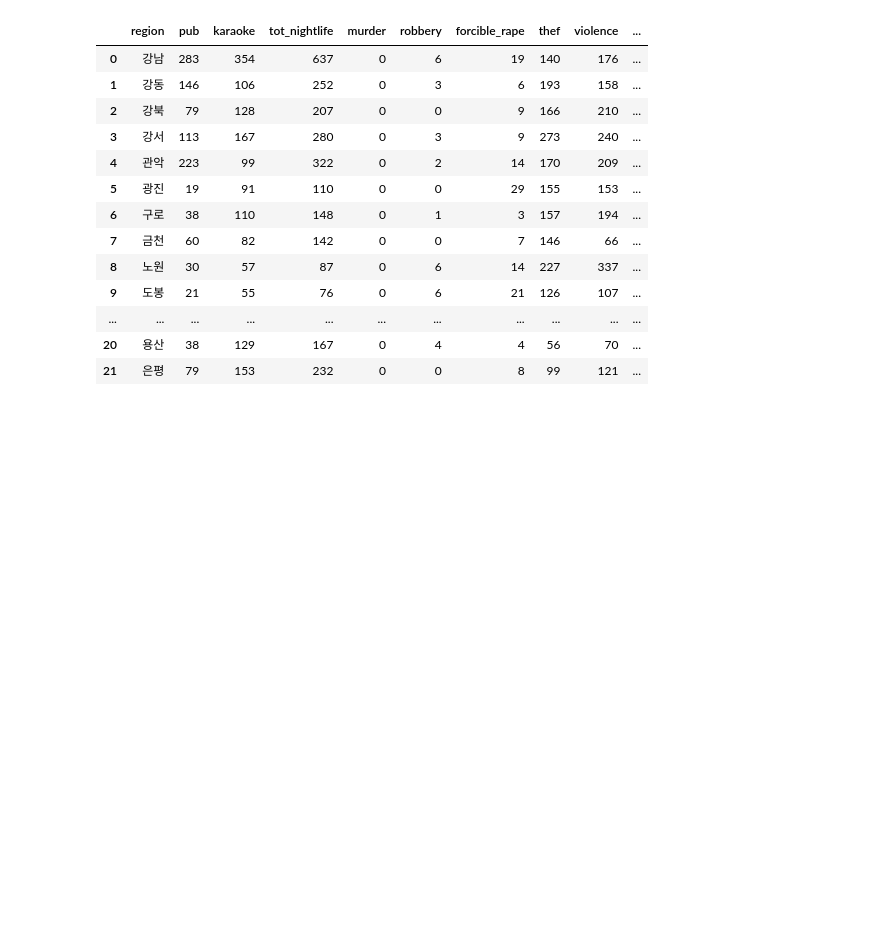
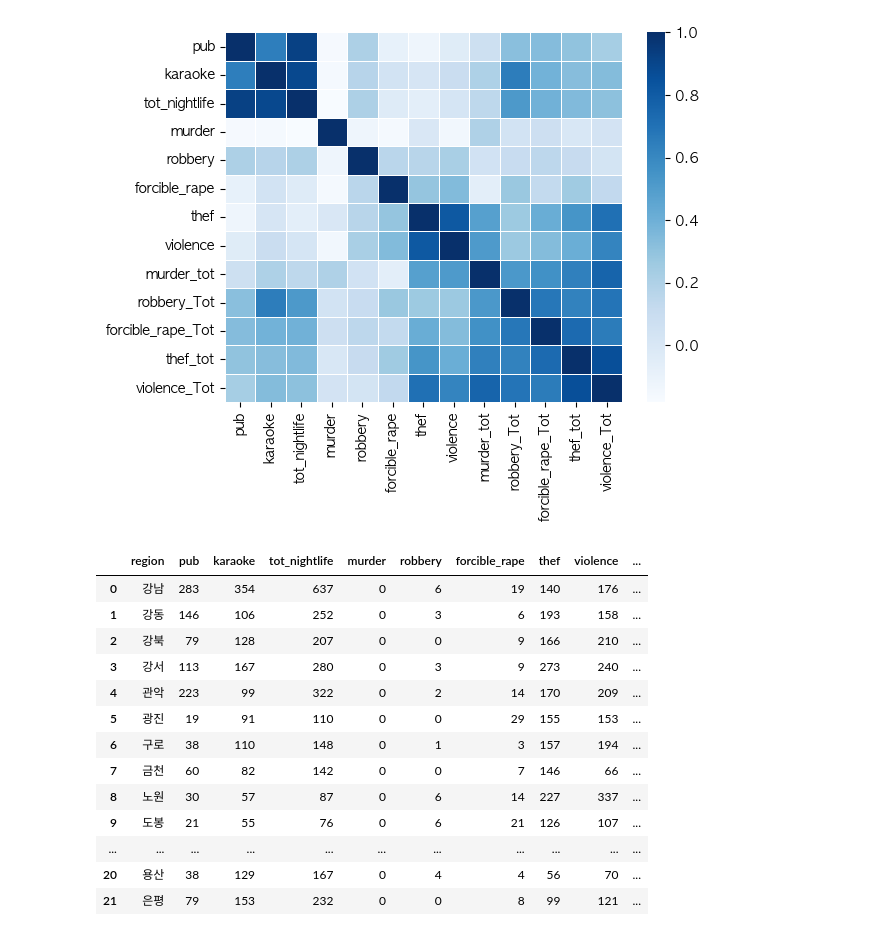
Before and after one commit to lgh0829/aws-say-1-da_with_python, a Jupyter notebook: 99_da-toyproj/00_visualization.ipynb, the cells around one changed output. Cells and saved outputs as stored; diff of their text form; code cells hidden in the pictures; blank space fills up the shorter version.

```diff
--- a/99_da-toyproj/00_visualization.ipynb
+++ b/99_da-toyproj/00_visualization.ipynb
@@ -10 +12,14 @@ mpl.rcParams['axes.unicode_minus'] = False
+# %%
+# 문자열 컬럼 제외하고 숫자형만 선택해서 상관행렬 계산
+numeric_data = data.select_dtypes(include=['number'])  # 숫자형 컬럼만 추출
+corr_matrix = numeric_data.corr(method='pearson')
+corr_matrix
+
+#heatmap
+plt.figure()
+sns.heatmap(data = numeric_data.corr(), annot=False,
+            fmt = '.2f', linewidths=.5, cmap='Blues')
+plt.show()
+# %% [output]
+[figure, added]
 # %%
```
Also changed, not shown: parts of 2 cells of this notebook, 1 other file.
